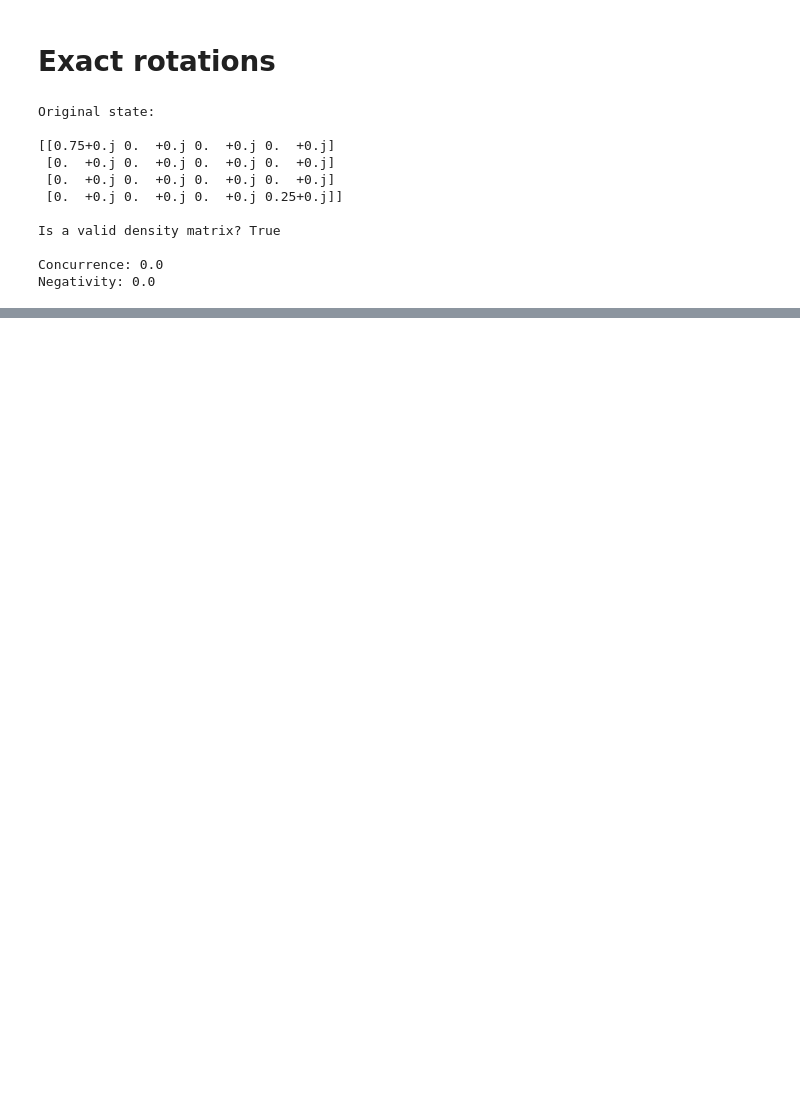
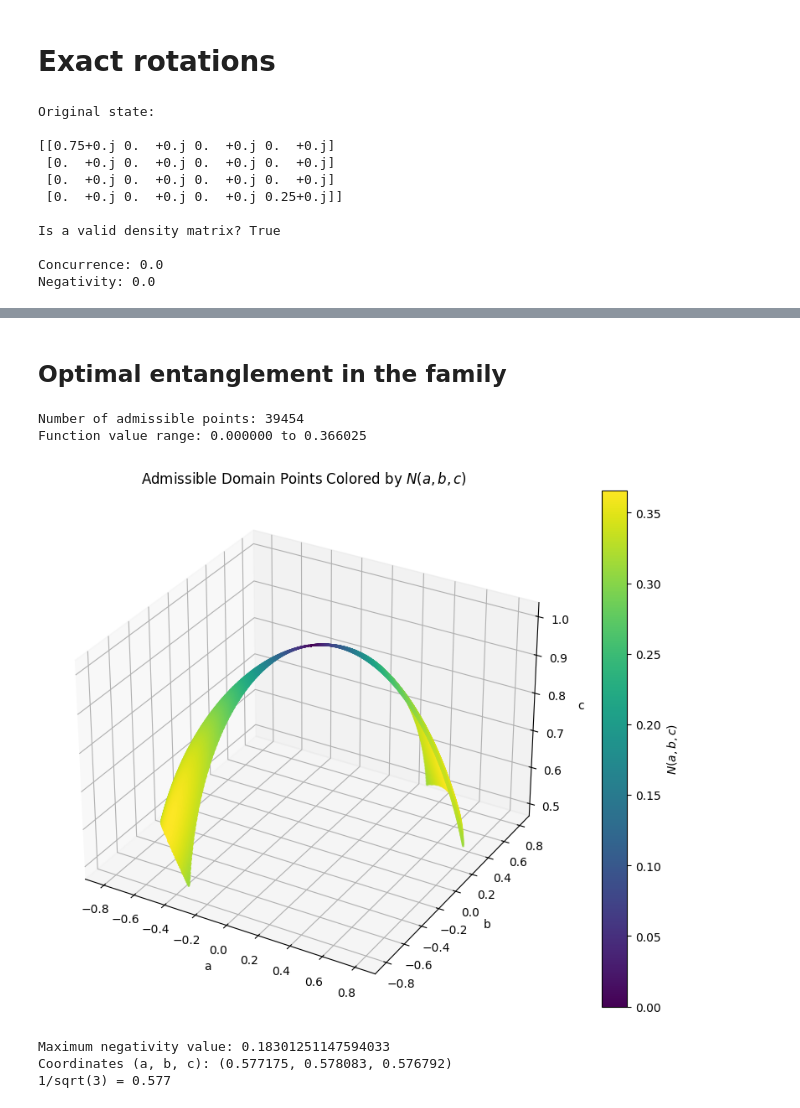
Before and after one commit to Garcia-Velo/-2024--bloch-lengths, a Jupyter notebook: notebooks/experiments/counterexamples/two_qubits.ipynb, the cells around one changed output, grey strips where cells are left out. Cells and saved outputs as stored; diff of their text form; code cells hidden in the pictures; blank space fills up the shorter version.

```diff
--- a/notebooks/experiments/counterexamples/two_qubits.ipynb
+++ b/notebooks/experiments/counterexamples/two_qubits.ipynb
@@ -221,0 +322,2 @@ N = 0.1830
+# %% [markdown]
+## Optimal entanglement in the family
@@ -221,0 +339,61 @@ N = 0.1830
+# %%
+resolution = 1000
+
+# Generate points on the sphere using spherical coordinates
+theta = np.linspace(0, np.pi, resolution)
+phi = np.linspace(0, 2*np.pi, resolution)
+
+theta_grid, phi_grid = np.meshgrid(theta, phi, indexing='ij')
+
+# Convert spherical to Cartesian
+a = np.sin(theta_grid) * np.cos(phi_grid)
+b = np.sin(theta_grid) * np.sin(phi_grid)
+c = np.cos(theta_grid)
+
+# Apply constraints 2, 3, and 4
+mask = is_admissible(a, b, c)
+
+# Create masked arrays
+a_adm = np.ma.masked_where(~mask, a)
+b_adm = np.ma.masked_where(~mask, b)
+c_adm = np.ma.masked_where(~mask, c)
+
+# Evaluate the negativity on the admissible domain
+N_values = np.ma.masked_where(~mask, 2 * symbolic_negativity(a_adm, b_adm, c_adm))
+# %%
+# Print information
+n_points = np.sum(~N_values.mask)
+print(f"Number of admissible points: {n_points}")
+print(f"Function value range: {N_values.min():.6f} to {N_values.max():.6f}")
+
+# Create 3D scatter plot of admissible points colored by function value
+fig = plt.figure(figsize=(12, 8))
+ax = fig.add_subplot(111, projection='3d')
+
+# Plot the admissible points
+scatter = ax.scatter(a_adm.compressed(), b_adm.compressed(), c_adm.compressed(), c=N_values.compressed(), cmap='viridis', s=1)
+
+ax.set(xlabel = 'a', ylabel = 'b', zlabel = 'c', title = r'Admissible Domain Points Colored by $N(a, b, c)$')
+plt.colorbar(scatter, label = r'$N(a, b, c)$')
+
+plt.show()
+# %% [output]
+Number of admissible points: 39454
+Function value range: 0.000000 to 0.366025
+[figure, added]
+# %%
+max_value = np.ma.max(N_values)
+max_index = np.ma.where(N_values == max_value)
+
+# Extract the coordinates
+a_max = a_adm[max_index[0][0], max_index[1][0]]
+b_max = b_adm[max_index[0][0], max_index[1][0]]
+c_max = c_adm[max_index[0][0], max_index[1][0]]
+
+print(f"Maximum negativity value: {max_value}")
+print(f"Coordinates (a, b, c): ({a_max:.6f}, {b_max:.6f}, {c_max:.6f})")
+print("1/sqrt(3) = 0.577")
+# %% [output]
+Maximum negativity value: 0.18301251147594033
+Coordinates (a, b, c): (0.577175, 0.578083, 0.576792)
+1/sqrt(3) = 0.577
```
Also changed, not shown: parts of 15 cells of this notebook, 3 other files.
